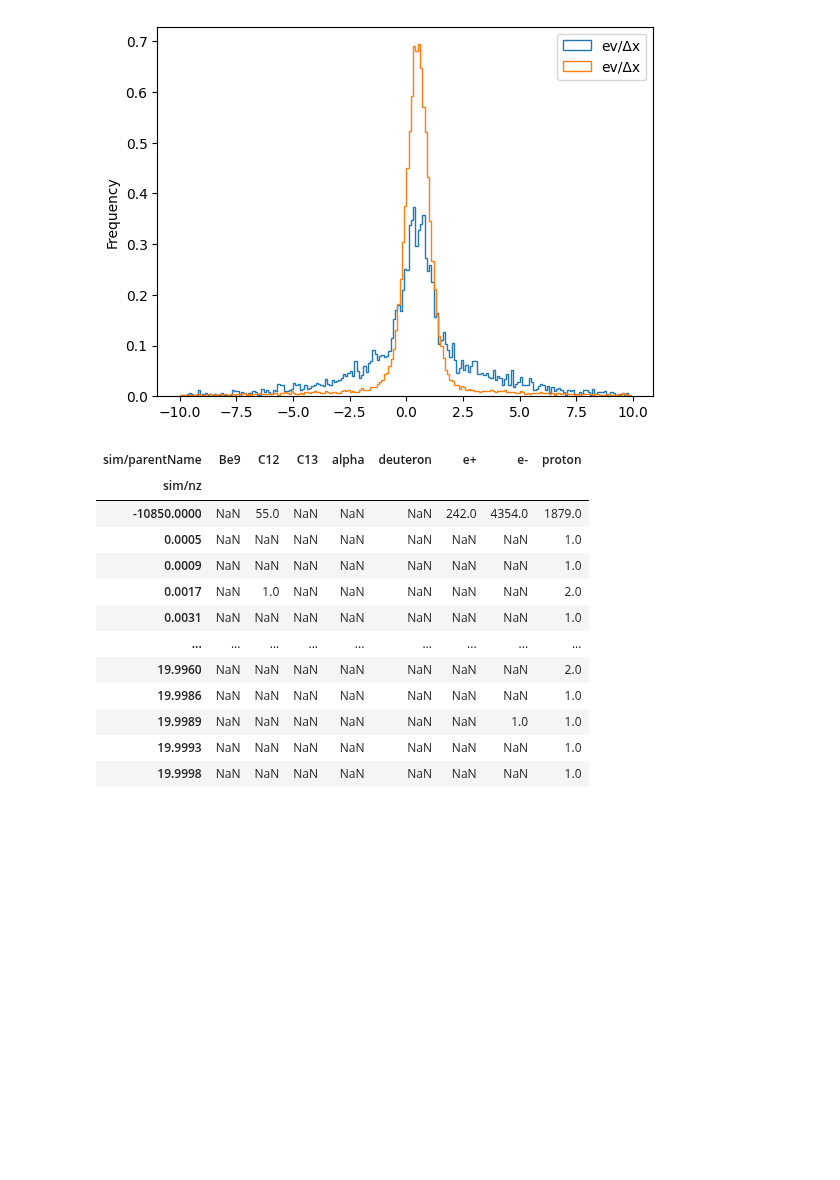
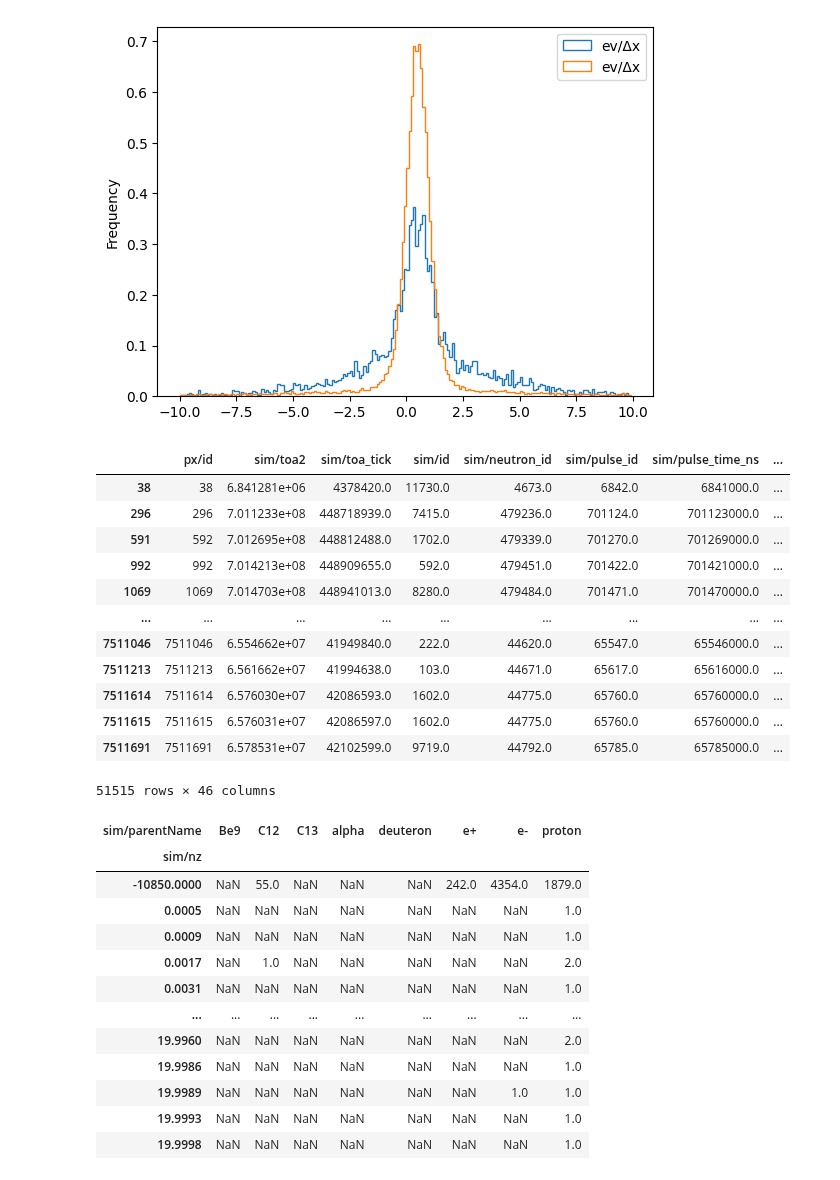
Before and after one commit to TsvikiHirsh/G4LumaCam, a Jupyter notebook: notebooks/read_merge_results.ipynb, the cells around one changed output. Cells and saved outputs as stored; diff of their text form; code cells hidden in the pictures; blank space fills up the shorter version.

```diff
--- a/notebooks/read_merge_results.ipynb
+++ b/notebooks/read_merge_results.ipynb
@@ -95,6 +95,22 @@ in     Axes(0.125,0.11;0.775x0.77)
 out    Axes(0.125,0.11;0.775x0.77)
 dtype: object
 [figure]
+# %%
+inf.dropna()
+# %% [output]
+|  | px/id | sim/toa2 | sim/toa_tick | sim/id | sim/neutron_id | sim/pulse_id | sim/pulse_time_ns | ... |
+| 38 | 38 | 6.841281e+06 | 4378420.0 | 11730.0 | 4673.0 | 6842.0 | 6841000.0 | ... |
+| 296 | 296 | 7.011233e+08 | 448718939.0 | 7415.0 | 479236.0 | 701124.0 | 701123000.0 | ... |
+| 591 | 592 | 7.012695e+08 | 448812488.0 | 1702.0 | 479339.0 | 701270.0 | 701269000.0 | ... |
+| 992 | 992 | 7.014213e+08 | 448909655.0 | 592.0 | 479451.0 | 701422.0 | 701421000.0 | ... |
+| 1069 | 1069 | 7.014703e+08 | 448941013.0 | 8280.0 | 479484.0 | 701471.0 | 701470000.0 | ... |
+| ... | ... | ... | ... | ... | ... | ... | ... | ... |
+| 7511046 | 7511046 | 6.554662e+07 | 41949840.0 | 222.0 | 44620.0 | 65547.0 | 65546000.0 | ... |
+| 7511213 | 7511213 | 6.561662e+07 | 41994638.0 | 103.0 | 44671.0 | 65617.0 | 65616000.0 | ... |
+| 7511614 | 7511614 | 6.576030e+07 | 42086593.0 | 1602.0 | 44775.0 | 65760.0 | 65760000.0 | ... |
+| 7511615 | 7511615 | 6.576031e+07 | 42086597.0 | 1602.0 | 44775.0 | 65760.0 | 65760000.0 | ... |
+| 7511691 | 7511691 | 6.578531e+07 | 42102599.0 | 9719.0 | 44792.0 | 65785.0 | 65785000.0 | ... |
+51515 rows × 46 columns
 # %%
 oof.groupby(["sim/nz","sim/parentName"])["ev/Δx"].count().unstack()
 # %% [output]
```
Also changed, not shown: 3 other files.
